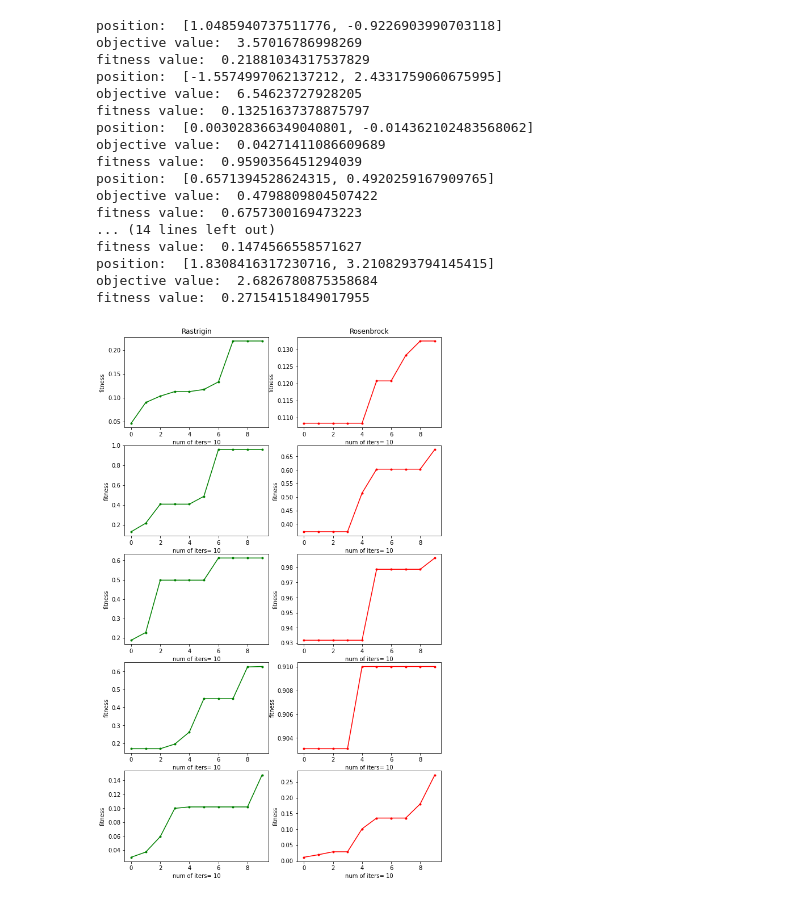
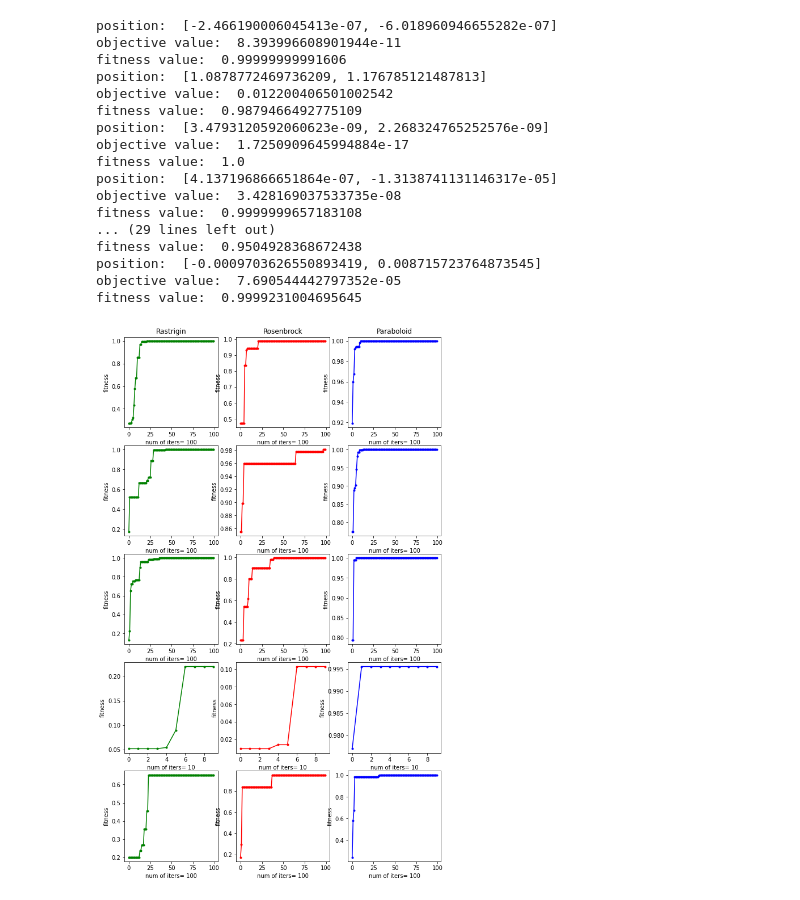
Before and after one commit to mirjanaa/Bee-Colony-Optimization, a Jupyter notebook: main.ipynb, the cells around one changed output. Cells and saved outputs as stored; diff of their text form; code cells hidden in the pictures.

```diff
--- a/main.ipynb
+++ b/main.ipynb
@@ -33,6 +33,9 @@ def rosenbrock(x):
     a = 1
     b = 100
     return (a - x[0]) ** 2 + b * (x[1] - x[0]**2)**2
+# %%
+def paraboloid(x):
+  return x[0]**2 + x[1]**2
 # %%
 bounds = np.array([(-5.12, 5.12), (-5.12, 5.12)])
 # %%
@@ -149,57 +152,70 @@ n = random.sample(num_iters, k=1)[0]
 l = random.sample(limit, k=1)[0]
 
 best_solution, _, fitness_values = ABC_algorithm(p, n, l, rastrigin)
-plt.subplot(tmp, 2, 1)
+plt.subplot(tmp, 3, 1)
 plt.plot(range(n), fitness_values, color='green', marker='.')
 plt.xlabel("num of iters= " + str(n))
 plt.ylabel("fitness")
 plt.title('Rastrigin')
 
 best_solution, _, fitness_values = ABC_algorithm(p, n, l, rosenbrock)
-plt.subplot(tmp, 2, 2)
+plt.subplot(tmp, 3, 2)
 plt.plot(range(n), fitness_values, color='red', marker='.')
 plt.xlabel("num of iters= " + str(n))
 plt.ylabel("fitness")
 plt.title('Rosenbrock')
+
+best_solution, _, fitness_values = ABC_algorithm(p, n, l, paraboloid)
+plt.subplot(tmp, 3, 3)
+plt.plot(range(n), fitness_values, color='blue', marker='.')
+plt.xlabel("num of iters= " + str(n))
+plt.ylabel("fitness")
+plt.title('Paraboloid')
 
 
 for i in range(1, tmp):
   p = random.sample(population_size, k=1)[0]
   n = random.sample(num_iters, k=1)[0]
   l = random.sample(limit, k=1)[0]
 
   best_solution, _, fitness_values = ABC_algorithm(p, n, l, rastrigin)
-  plt.subplot(tmp, 2, 2*i+1)
+  plt.subplot(tmp, 3, 3*i+1)
   plt.plot(range(n), fitness_values, color='green', marker='.')
   plt.xlabel("num of iters= " + str(n))
   plt.ylabel("fitness")
 
   best_solution, _, fitness_values = ABC_algorithm(p, n, l, rosenbrock)
-  plt.subplot(tmp, 2, 2*i+2)
+  plt.subplot(tmp, 3, 3*i+2)
   plt.plot(range(n), fitness_values, color='red', marker='.')
   plt.xlabel("num of iters= " + str(n))
   plt.ylabel("fitness")
 
+  best_solution, _, fitness_values = ABC_algorithm(p, n, l, paraboloid)
+  plt.subplot(tmp, 3, 3*i+3)
+  plt.plot(range(n), fitness_values, color='blue', marker='.')
+  plt.xlabel("num of iters= " + str(n))
+  plt.ylabel("fitness")
+
 plt.show()
 # %% [output]
-position:  [1.0485940737511776, -0.9226903990703118]
-objective value:  3.57016786998269
-fitness value:  0.21881034317537829
-position:  [-1.5574997062137212, 2.4331759060675995]
-objective value:  6.54623727928205
-fitness value:  0.13251637378875797
-position:  [0.003028366349040801, -0.014362102483568062]
-objective value:  0.04271411086609689
-fitness value:  0.9590356451294039
-position:  [0.6571394528624315, 0.4920259167909765]
-objective value:  0.4798809804507422
-fitness value:  0.6757300169473223
-... (14 lines left out)
-fitness value:  0.1474566558571627
-position:  [1.8308416317230716, 3.2108293794145415]
-objective value:  2.6826780875358684
-fitness value:  0.27154151849017955
+position:  [-2.466190006045413e-07, -6.018960946655282e-07]
+objective value:  8.393996608901944e-11
+fitness value:  0.99999999991606
+position:  [1.0878772469736209, 1.176785121487813]
+objective value:  0.012200406501002542
+fitness value:  0.9879466492775109
+position:  [3.4793120592060623e-09, 2.268324765252576e-09]
+objective value:  1.7250909645994884e-17
+fitness value:  1.0
+position:  [4.137196866651864e-07, -1.3138741131146317e-05]
+objective value:  3.428169037533735e-08
+fitness value:  0.9999999657183108
+... (29 lines left out)
+fitness value:  0.9504928368672438
+position:  [-0.0009703626550893419, 0.008715723764873545]
+objective value:  7.690544442797352e-05
+fitness value:  0.9999231004695645
-[figure, old version]
+[figure, new version]
 # %%
 plt.figure(figsize=(10, 17))
 
```
Also changed, not shown: parts of 1 cell of this notebook.
